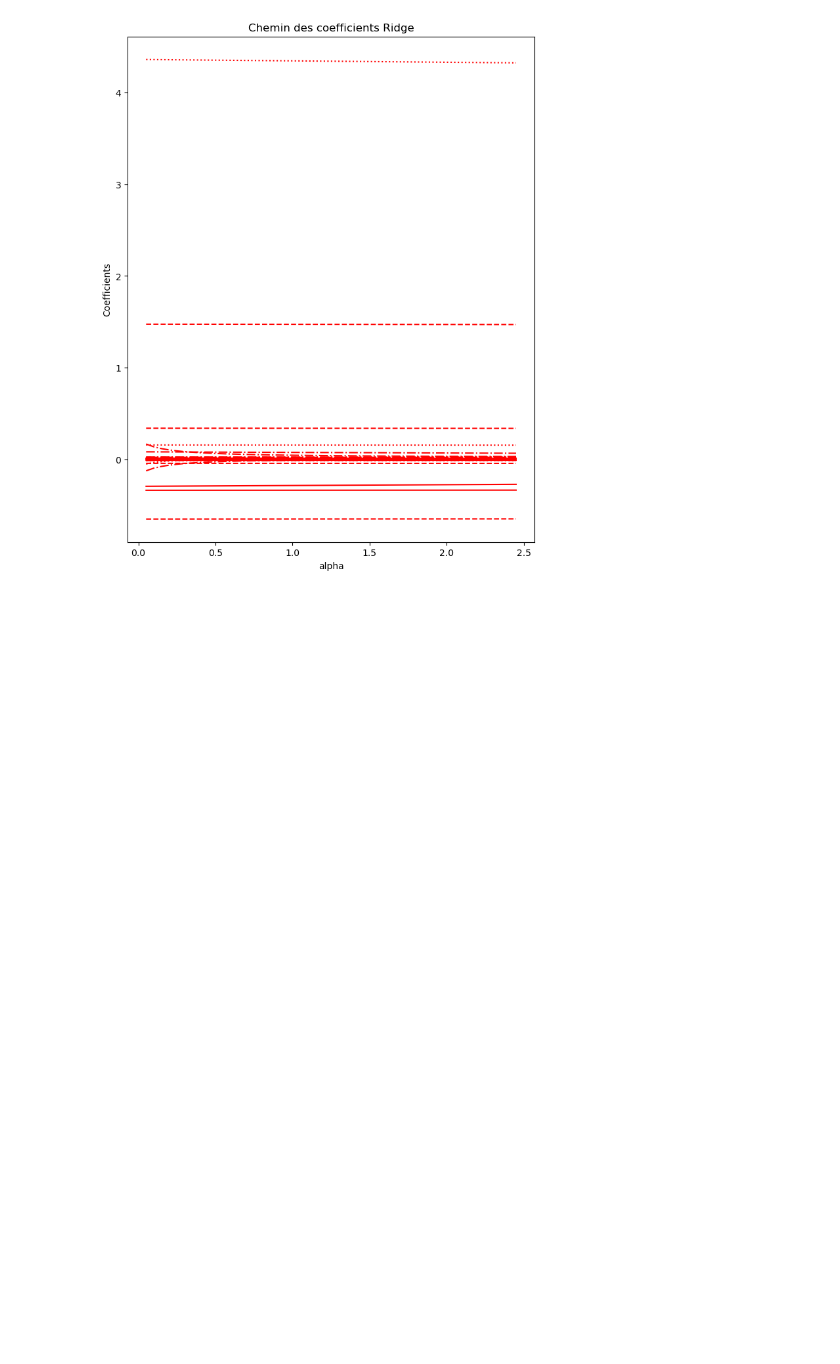
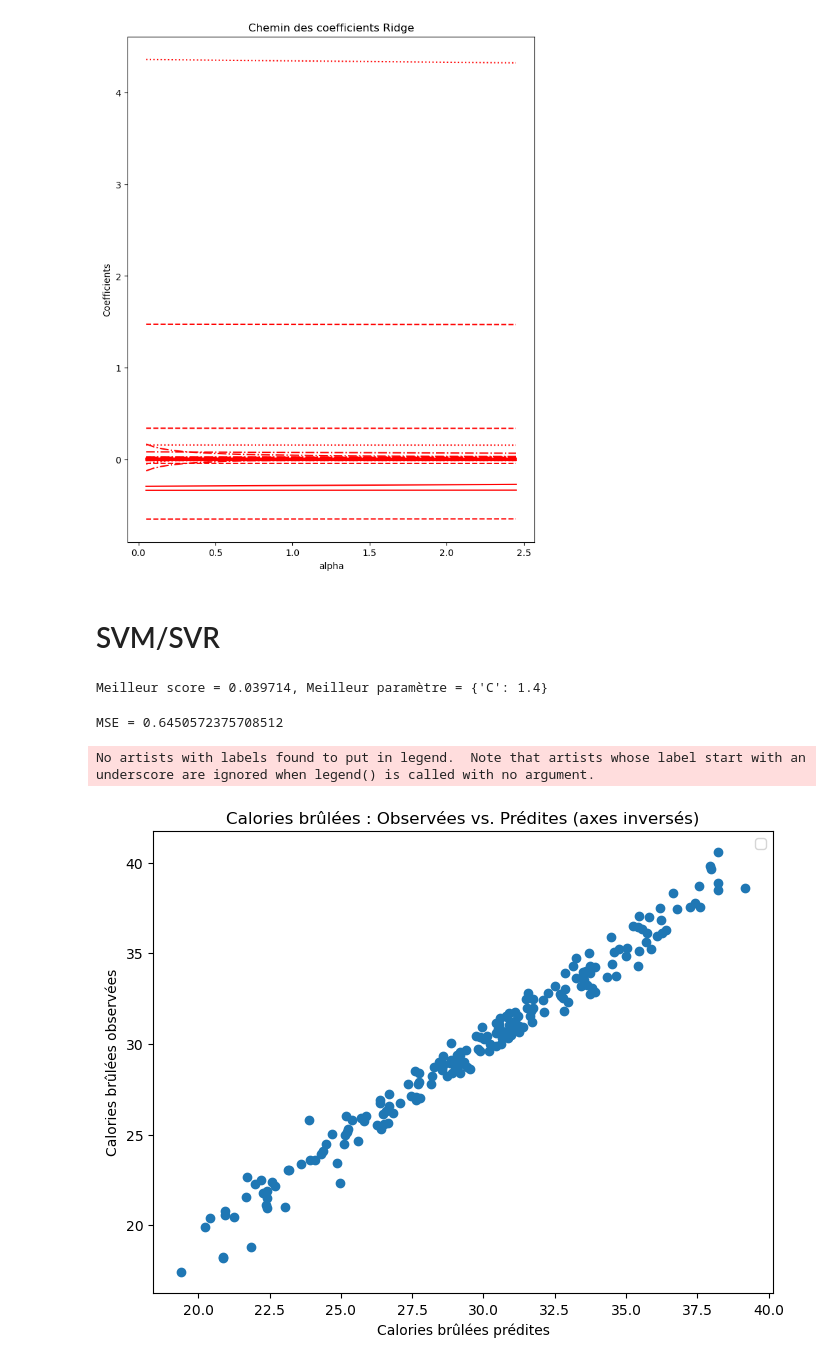
Before and after one commit to Anhquannnnnn/Machine-Learning, a Jupyter notebook: Python.ipynb, the cells around one changed output. Cells and saved outputs as stored; diff of their text form; code cells hidden in the pictures; blank space fills up the shorter version.

```diff
--- a/Python.ipynb
+++ b/Python.ipynb
@@ -451,3 +454,35 @@ plt.title('Chemin des coefficients Ridge')
 plt.show()
 # %% [output]
 [figure]
+# %% [markdown]
+# SVM/SVR
+# %%
+from sklearn.svm import SVR
+
+param = [{"C": [0.4, 0.5, 0.6, 0.8, 1, 1.4]}]
+svm = GridSearchCV(SVR(), param, cv=10, n_jobs=-1)
+svmOpt = svm.fit(Xc_train, Yc_train)
+
+print("Meilleur score = %f, Meilleur paramètre = %s" % (1. - svmOpt.best_score_, svmOpt.best_params_))
+# %% [output]
+Meilleur score = 0.039714, Meilleur paramètre = {'C': 1.4}
+# %%
+Y_pred = svmOpt.predict(Xc_test)
+mse = mean_squared_error(Yc_test, Y_pred)
+print("MSE =", mse)
+# %% [output]
+MSE = 0.6450572375708512
+# %%
+# Tracé des calories prédites vs. calories observées (axes inversés)
+plt.figure(figsize=(8,6))
+plt.scatter(Y_pred, Yc_test)
+
+# Ajout des labels et titre
+plt.xlabel("Calories brûlées prédites")
+plt.ylabel("Calories brûlées observées")
+plt.title("Calories brûlées : Observées vs. Prédites (axes inversés)")
+plt.legend()
+plt.show()
+# %% [output]
+No artists with labels found to put in legend.  Note that artists whose label start with an underscore are ignored when legend() is called with no argument.
+[figure, added]
```
Also changed, not shown: parts of 3 cells of this notebook.
